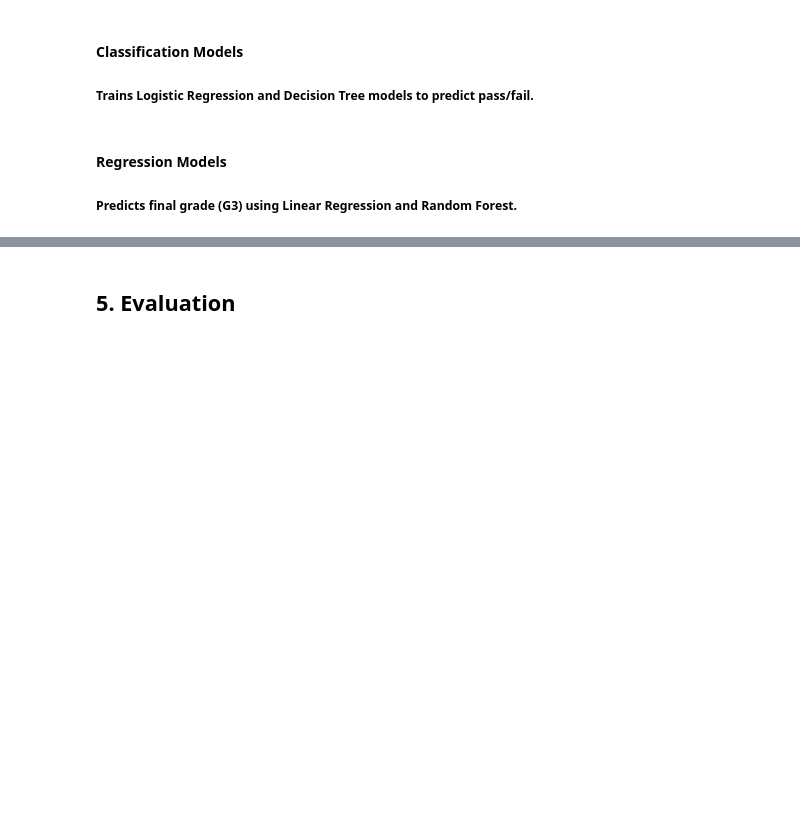
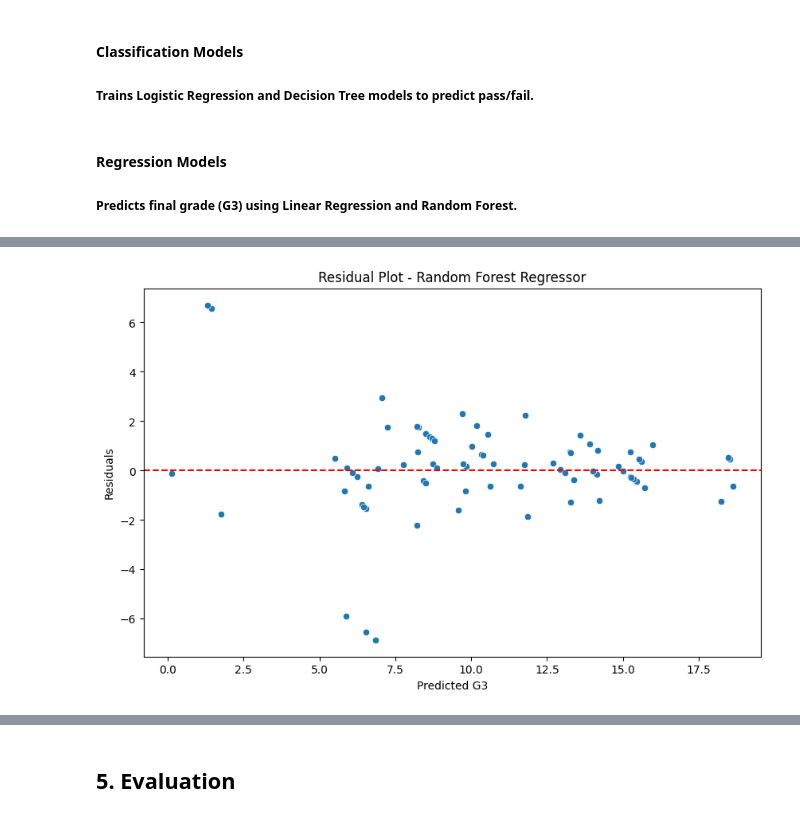
Before and after one commit to sukhmani/ProjectDS510student, a Jupyter notebook: project.ipynb, the cells around one changed output, grey strips where cells are left out. Cells and saved outputs as stored; diff of their text form; code cells hidden in the pictures; blank space fills up the shorter version.

```diff
--- a/project.ipynb
+++ b/project.ipynb
@@ -233,0 +291,17 @@ y_pred_log = log_reg.predict(X_test_scaled)
+# %%
+# Residual Plot (for model diagnostics)
+# Shows how well the model is fitting the data — look for randomness (no patterns).
+import matplotlib.pyplot as plt
+import seaborn as sns
+
+residuals = y_test - y_pred_rf
+
+plt.figure(figsize=(10, 6))
+sns.scatterplot(x=y_pred_rf, y=residuals)
+plt.axhline(0, color='red', linestyle='--')
+plt.title('Residual Plot - Random Forest Regressor')
+plt.xlabel('Predicted G3')
+plt.ylabel('Residuals')
+plt.show()
+# %% [output]
+[figure, added]
```
Also changed, not shown: parts of 4 cells of this notebook.
